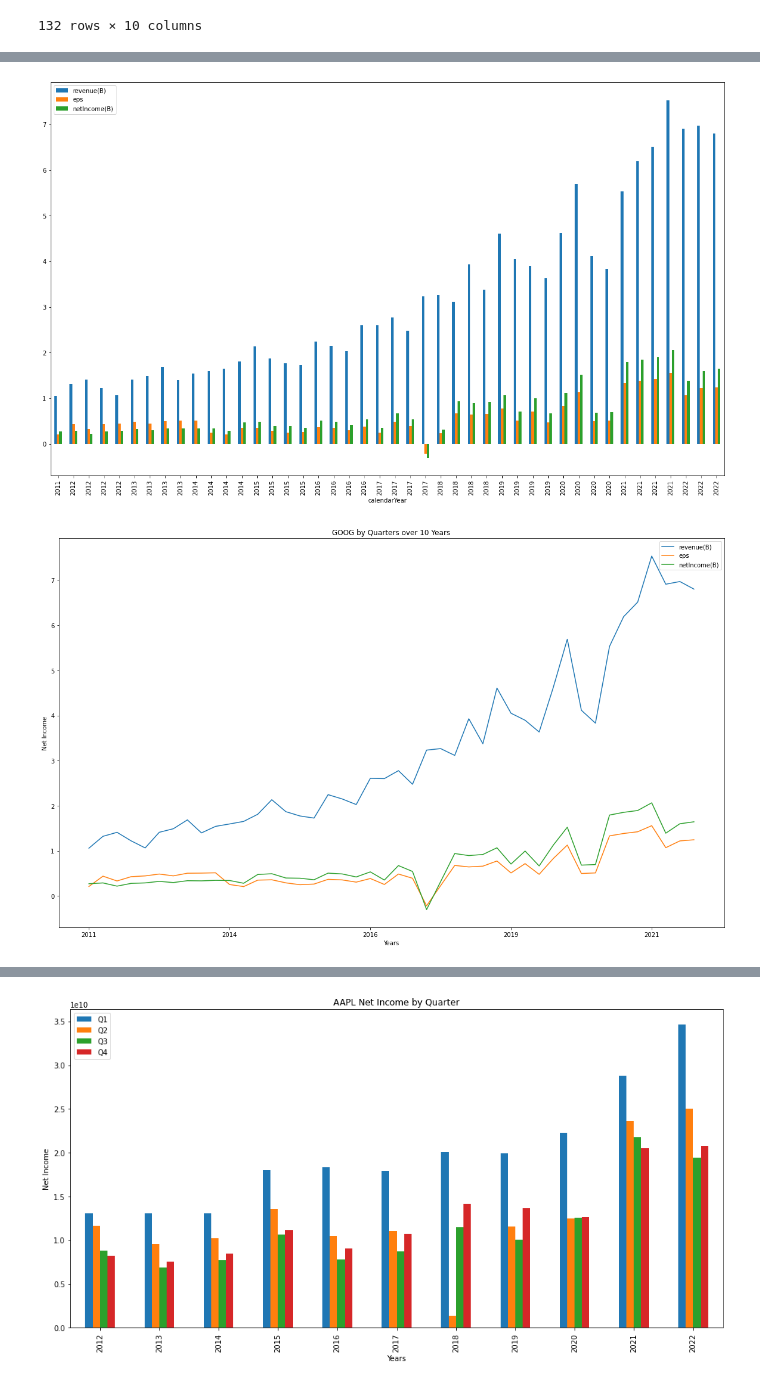
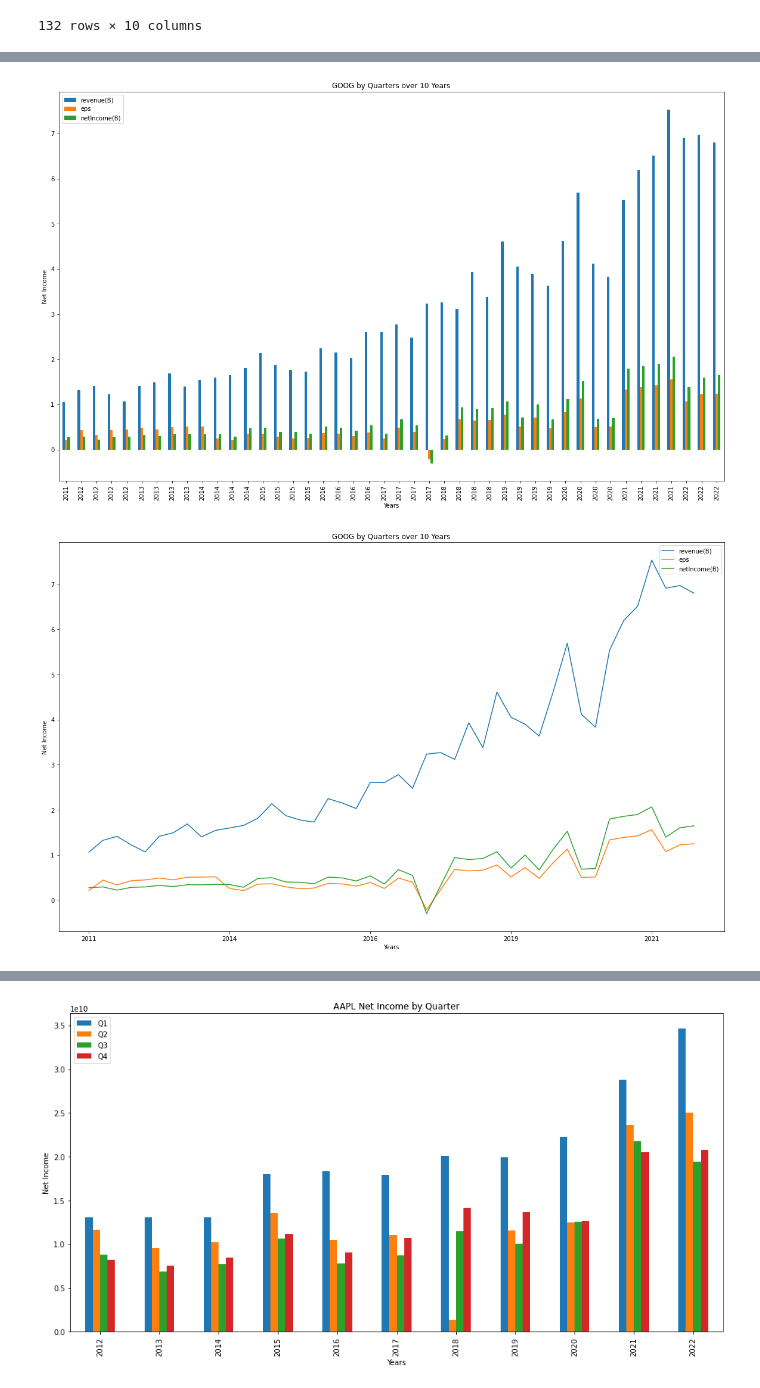
Before and after one commit to lyndsaywylie/Project-1, a Jupyter notebook: kim2.ipynb, the cells around one changed output, grey strips where cells are left out. Cells and saved outputs as stored; diff of their text form; code cells hidden in the pictures.

```diff
--- a/kim2.ipynb
+++ b/kim2.ipynb
@@ -150,13 +153,17 @@ plt.show()
 [figure]
 # %%
 clean_df.loc[clean_df["symbol"] == "GOOG"].plot("calendarYear", ['revenue(B)', 'eps', 'netIncome(B)'], kind= 'bar', figsize=(20,12))
+plt.title("GOOG by Quarters over 10 Years")
+plt.xlabel("Years")
+plt.ylabel("Net Income")
+plt.show()
 clean_df.loc[clean_df["symbol"] == "GOOG"].plot("calendarYear", ['revenue(B)', 'eps', 'netIncome(B)'], kind= 'line', figsize=(20,12))
 plt.title("GOOG by Quarters over 10 Years")
 plt.xlabel("Years")
 plt.ylabel("Net Income")
 plt.show()
 # %% [output]
-[figure, old version]
+[figure, new version]
 [figure]
 # %%
 clean_df.loc[clean_df["symbol"] == "AMZN"].plot("calendarYear", ['revenue(B)', 'eps', 'netIncome(B)'], kind= 'bar', figsize=(20,12))
```
Also changed, not shown: parts of 2 cells of this notebook, 1 other file.
